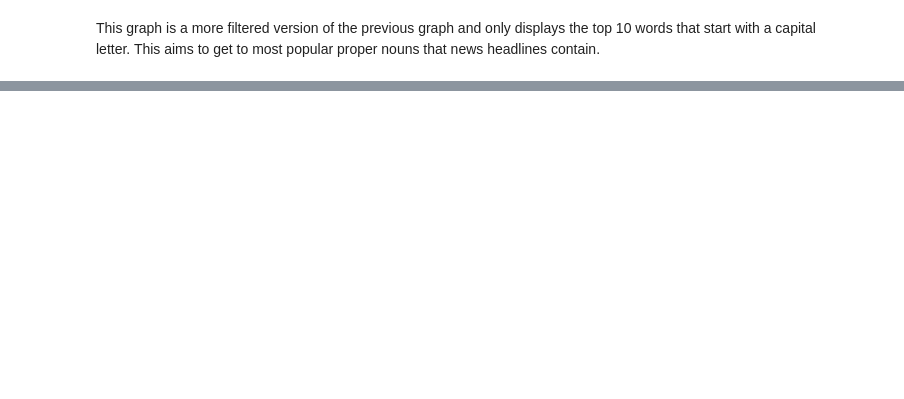
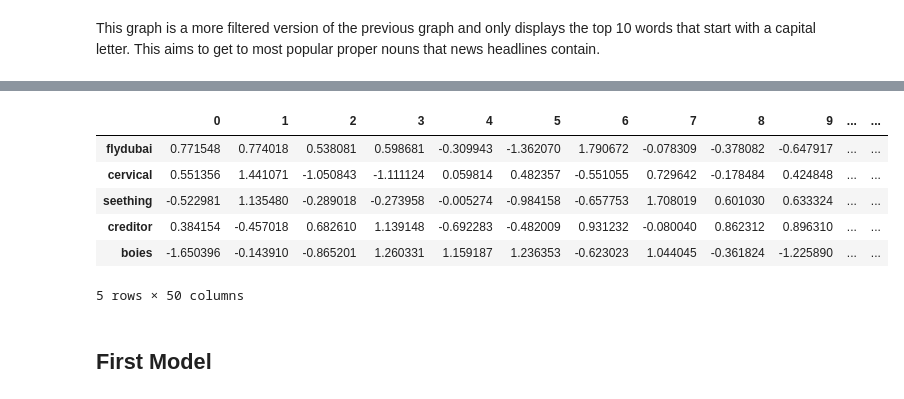
Before and after one commit to Aaron3963/CSE_151A_Project, a Jupyter notebook: EDA.ipynb, the cells around one changed output, grey strips where cells are left out. Saved outputs shown, nothing was run; the diff lists cells and outputs as text; code cells hidden in the pictures; blank space fills up the shorter version.

```diff
--- a/EDA.ipynb
+++ b/EDA.ipynb
@@ -275,0 +403,21 @@ This graph is a more filtered version of the previous graph and only displays th
+# %%
+# Preprocess the text - clean the headlines
+def preprocess_text(text):
+    text = text.lower()
+    text = re.sub(r'\W', ' ', text)  # remove non-word characters
+    text = re.sub(r'\s+', ' ', text)  # remove extra spaces
+    return text.strip()
+
+final_dataset['cleaned_headlines'] = final_dataset['Headlines'].apply(preprocess_text)
+
+# Tokenize - Create a vocabulary (word to integer mapping)
+all_words = ' '.join(final_dataset['cleaned_headlines']).split()
+vocab = {word: idx + 1 for idx, word in enumerate(set(all_words))}  # map words to unique integers
+
+# Tokenize the dataset - convert each word in a headline to its corresponding integer
+def tokenize(text, vocab):
+    return [vocab[word] for word in text.split() if word in vocab]
+
+final_dataset['tokenized_headlines'] = final_dataset['cleaned_headlines'].apply(lambda x: tokenize(x, vocab))
+
+final_dataset[['Headlines', 'tokenized_headlines']].head()
@@ -275,0 +431,19 @@ This graph is a more filtered version of the previous graph and only displays th
+# %%
+embedding_size = 50
+embedding_matrix = {}
+
+for word, idx in vocab.items():
+    embedding_matrix[word] = np.random.randn(embedding_size)  # Random vector for each word
+
+embedding_df = pd.DataFrame.from_dict(embedding_matrix, orient='index')
+embedding_df.head()
+# %% [output]
+|  | 0 | 1 | 2 | 3 | 4 | 5 | 6 | 7 | 8 | 9 | ... | ... |
+| flydubai | 0.771548 | 0.774018 | 0.538081 | 0.598681 | -0.309943 | -1.362070 | 1.790672 | -0.078309 | -0.378082 | -0.647917 | ... | ... |
+| cervical | 0.551356 | 1.441071 | -1.050843 | -1.111124 | 0.059814 | 0.482357 | -0.551055 | 0.729642 | -0.178484 | 0.424848 | ... | ... |
+| seething | -0.522981 | 1.135480 | -0.289018 | -0.273958 | -0.005274 | -0.984158 | -0.657753 | 1.708019 | 0.601030 | 0.633324 | ... | ... |
+| creditor | 0.384154 | -0.457018 | 0.682610 | 1.139148 | -0.692283 | -0.482009 | 0.931232 | -0.080040 | 0.862312 | 0.896310 | ... | ... |
+| boies | -1.650396 | -0.143910 | -0.865201 | 1.260331 | 1.159187 | 1.236353 | -0.623023 | 1.044045 | -0.361824 | -1.225890 | ... | ... |
+5 rows × 50 columns
+# %% [markdown]
+## First Model
```
Also changed, not shown: parts of 19 cells of this notebook, 1 other file.
